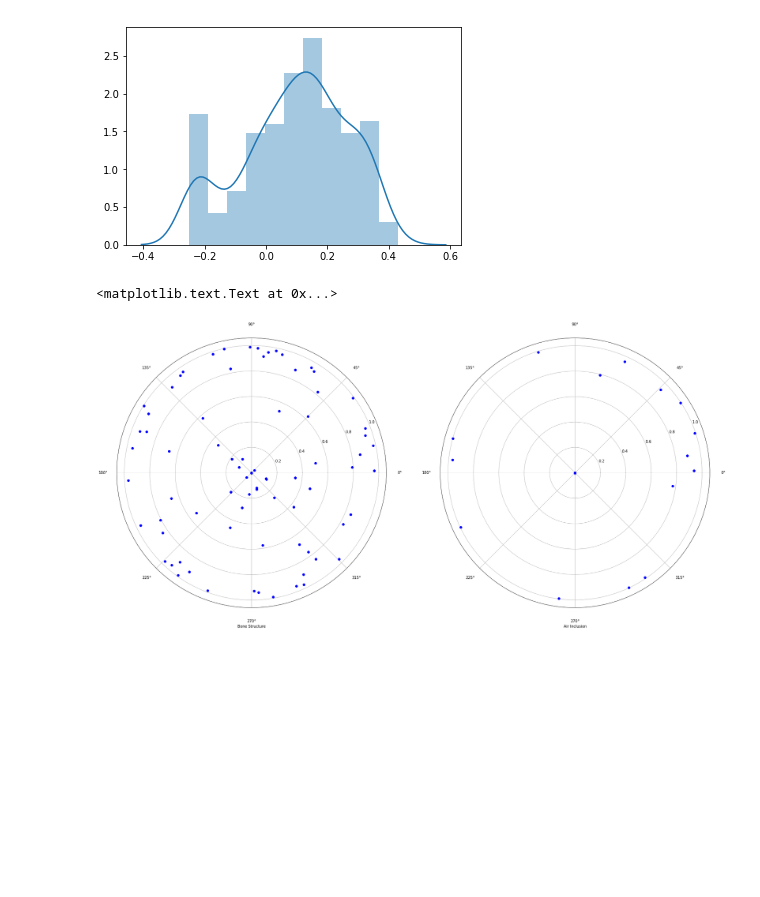
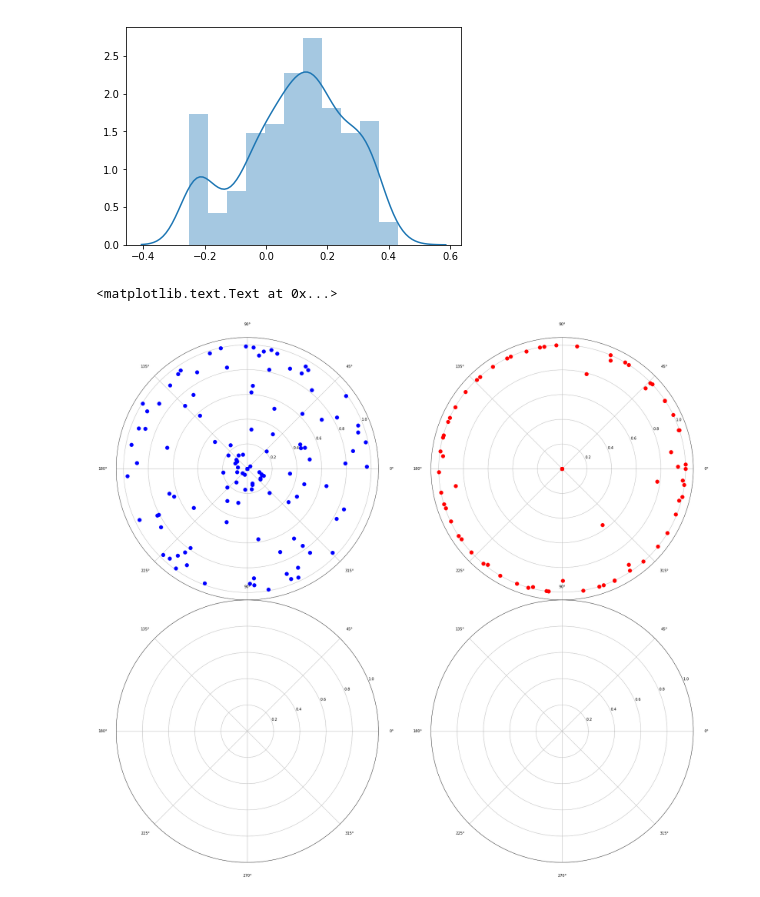
Before and after one commit to danietzio/Artificial-intelligence, a Jupyter notebook: Relative location of CT slices on axial axis Dataset/Python/Relative location of CT slices on axial axis Dataset .ipynb, the cells around one changed output. Saved outputs shown, nothing was run; the diff lists cells and outputs as text; code cells hidden in the pictures; blank space fills up the shorter version.

```diff
--- a/Relative location of CT slices on axial axis Dataset/Python/Relative location of CT slices on axial axis Dataset .ipynb
+++ b/Relative location of CT slices on axial axis Dataset/Python/Relative location of CT slices on axial axis Dataset .ipynb
@@ -116,16 +116,26 @@ sns.distplot(df_train.mean())
 # %%
 fig = plt.figure(figsize=(12,10))
 
-axes1 = fig.add_axes([0, 0, 1, 1], projection='polar')
-axes2 = fig.add_axes([1, 0,1,1], projection='polar')
+axes1 = fig.add_axes([0, 2, 1, 1], projection='polar')
+axes2 = fig.add_axes([1, 2,1,1], projection='polar')
+axes3 = fig.add_axes([0, 1, 1, 1], projection='polar')
+axes4 = fig.add_axes([1, 1,1,1], projection='polar')
 
-# Plotting one example of bone structure of the one person
-axes1.plot(X_train[150,1:241], 'bo')
+# Plotting first example of bone structure of the one person
+axes1.plot(X_train[150,1:241], 'bo', ms=10)
 axes1.set_xlabel("Bone Structure")
 
-# Plotting one example of air inclusion of the one person
-axes2.plot(X_train[150,241:386], 'bo')
+# Plotting first example of air inclusion of the one person
+axes2.plot(X_train[150,241:386], 'ro', ms=10)
 axes2.set_xlabel("Air Inclusion")
+
+# Plotting second example of bone structure of the one person
+axes1.plot(X_train[3541,1:241], 'bo', ms=10)
+axes1.set_xlabel("Bone Structure")
+
+# Plotting second example of air inclusion of the one person
+axes2.plot(X_train[3541,241:386], 'ro', ms=10)
+axes2.set_xlabel("Air Inclusion")
 # %% [output]
 <matplotlib.text.Text at 0x...>
-[figure, old version]
+[figure, new version]
```
Also changed, not shown: parts of 2 cells of this notebook.
